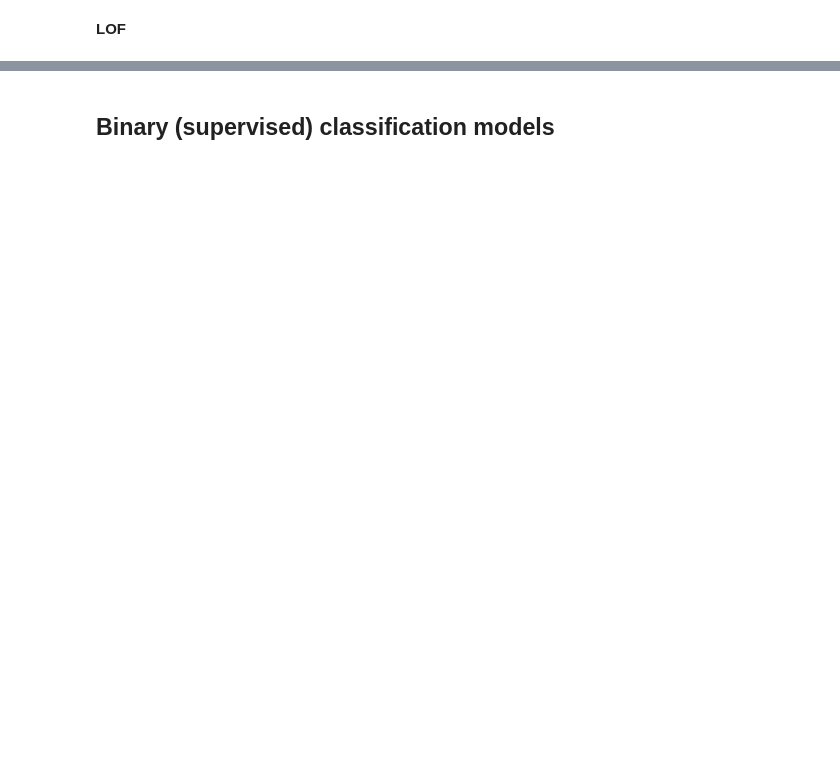
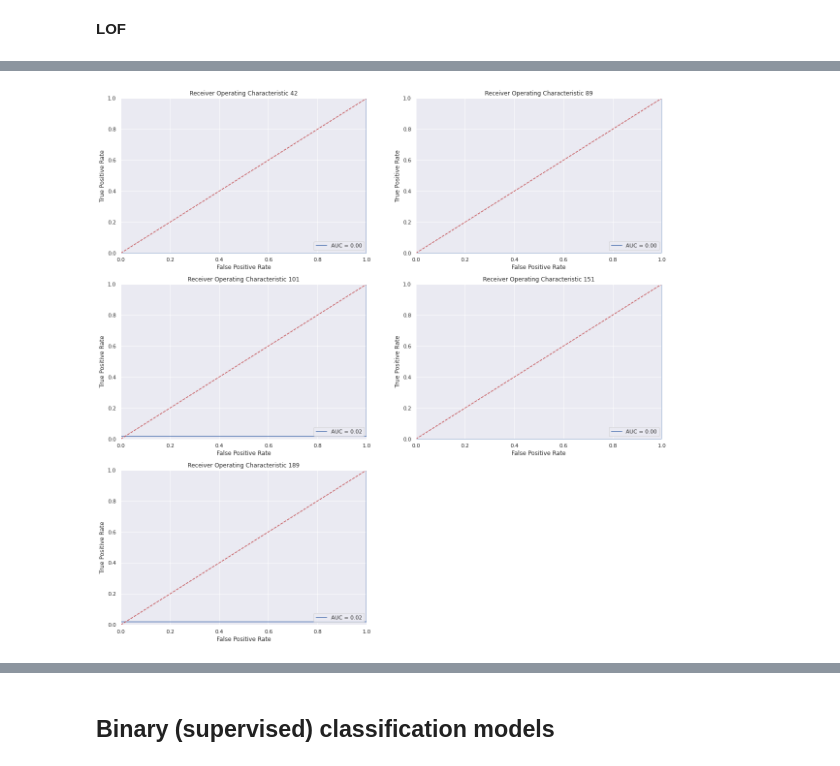
Before and after one commit to unaicarbajo/one-class-covid19, a Jupyter notebook: covid19_prognosis.ipynb, the cells around one changed output, grey strips where cells are left out. Cells and saved outputs as stored; diff of their text form; code cells hidden in the pictures; blank space fills up the shorter version.

```diff
--- a/covid19_prognosis.ipynb
+++ b/covid19_prognosis.ipynb
@@ -929,7 +1034,7 @@ ev = metric_evaluation(Y_collection, prediction_dict, outlierness_dict, 1)
+# %%
+estimator_iforest = IsolationForest(contamination=0.8, random_state=42)
 # %%
 from sklearn.ensemble import IsolationForest
-
-iforest = IsolationForest(contamination=0.8, random_state=42)
 
 outlierness_dict = {}
 prediction_dict = {}
@@ -937,10 +1042,10 @@ prediction_dict = {}
 for universe in ms:
     # Fit test data
     index_normal = Y_collection[universe][0].loc[Y_collection[universe][0]['ED0DISWHY']==1].index
-    iforest.fit(X_collection[universe][0].iloc[index_normal])
+    estimator_iforest.fit(X_collection[universe][0].iloc[index_normal])
 
     # Predict unproccessed outlier-score
-    decicision_function = iforest.decision_function(X_collection[universe][1])
+    decicision_function = estimator_iforest.decision_function(X_collection[universe][1])
 
     # Process outlier-score or outlierness:
     # Lower the score, lower the likelihood of being outlier.
@@ -950,7 +1055,7 @@ for universe in ms:
     ## IsolationForest decision_function is between -0.5 and 0.5, where smaller values mean more anomalous.
     outlier_score = -decicision_function - MIN
 
-    prediction = pd.Series(iforest.predict(X_collection[universe][1]))
+    prediction = pd.Series(estimator_iforest.predict(X_collection[universe][1]))
 
     outlierness_dict[universe] = pd.Series(outlier_score)
     prediction_dict[universe] = pd.Series(prediction)
@@ -993,0 +1105,28 @@ ev = metric_evaluation(Y_collection, prediction_dict, outlierness_dict, 1)
+# %%
+estimator_ae = auto_encoder.AutoEncoder(hidden_neurons=[16, 8, 8, 16], contamination=0.5, epochs=100)
+outlierness_dict = {}
+prediction_dict = {}
+
+for universe in ms:
+    # Fit test data
+    index_normal = Y_collection[universe][0].loc[Y_collection[universe][0]['ED0DISWHY']==1].index
+    estimator_ae.fit(X_collection[universe][0].iloc[index_normal])
+
+    # Predict unproccessed ev = metric_evaluation(Y_collection, prediction_dict, outlierness_dict, 1)
+
+    decicision_function = estimator_ae.decision_function(X_collection[universe][1])
+
+    # Process outlier-score or outlierness:
+    # Lower the score, lower the likelihood of being outlier.
+    # Higher the score, higher the likelihood of being outlier.
+#     MIN = min(-decicision_function)
+
+    ## IsolationForest decision_function is between -0.5 and 0.5, where smaller values mean more anomalous.
+#     outlier_score = -decicision_function - MIN
+    outlier_score = decicision_function
+
+    prediction = pd.Series(estimator_ae.predict(X_collection[universe][1]))
+
+    outlierness_dict[universe] = pd.Series(outlier_score)
+    prediction_dict[universe] = pd.Series(prediction)
+    prediction_dict[universe].loc[prediction_dict[universe]==0]=-1
@@ -993,0 +1182,4 @@ ev = metric_evaluation(Y_collection, prediction_dict, outlierness_dict, 1)
+# %%
+ROC_plot_total(Y_collection, outlierness_dict, 1)
+# %% [output]
+[figure, added]
```
Also changed, not shown: parts of 40 cells of this notebook.
